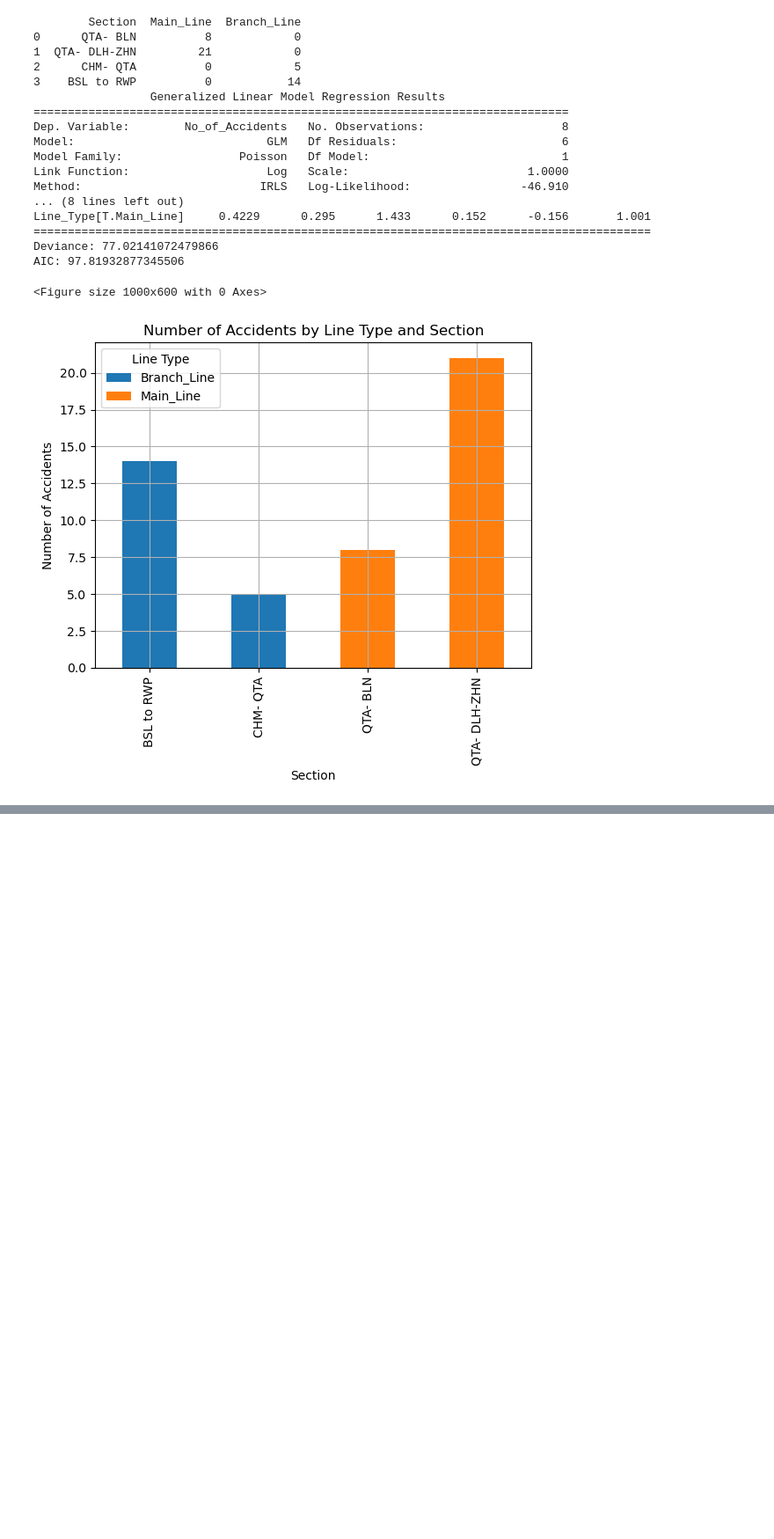
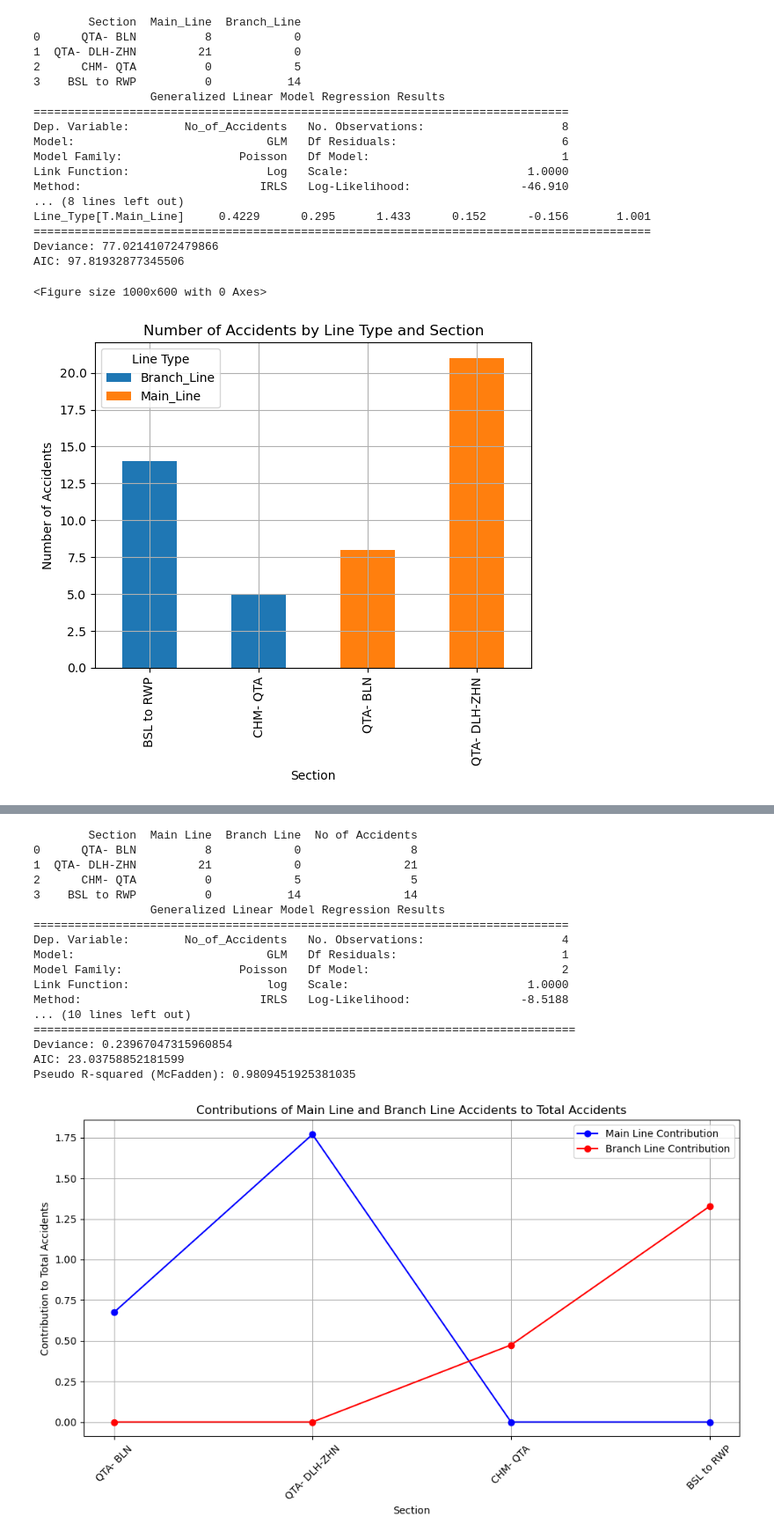
Before and after one commit to Nasir-Hussain-Datascientist/railway-accidents-data-analysis, a Jupyter notebook: revised/Quetta/Quetta new.ipynb, the cells around one changed output, grey strips where cells are left out. Shown: that part at 88% size. Cells and saved outputs as stored; diff of their text form; code cells hidden in the pictures; blank space fills up the shorter version.

Commit message:
quetta done

```diff
--- a/revised/Quetta/Quetta new.ipynb
+++ b/revised/Quetta/Quetta new.ipynb
@@ -304,3 +304,74 @@ Covariance Type:            nonrobust
 Deviance: 0.23967047315960854
 AIC: 23.03758852181599
 Pseudo R-squared (McFadden): 0.9809451925381035
+# %%
+import pandas as pd
+import statsmodels.api as sm
+import matplotlib.pyplot as plt
+
+# Load the data
+file_path = 'Quetta.xlsx'
+sheet_name = 'type of line'
+df = pd.read_excel(file_path, sheet_name=sheet_name)
+print(df)
+# Replace spaces in column names with underscores
+df.columns = df.columns.str.replace(' ', '_')
+
+# Define the dependent (response) variable and independent (predictor) variables
+X = df[['Main_Line', 'Branch_Line']]
+y = df['No_of_Accidents']
+
+# Add a constant to the model (intercept)
+X = sm.add_constant(X)
+
+# Specify the GLM with Poisson distribution and log link function
+glm_poisson = sm.GLM(y, X, family=sm.families.Poisson(link=sm.families.links.log()))
+glm_poisson_results = glm_poisson.fit()
+
+# Print the summary of the model
+print(glm_poisson_results.summary())
+
+# Deviance and AIC are directly available
+print(f"Deviance: {glm_poisson_results.deviance}")
+print(f"AIC: {glm_poisson_results.aic}")
+
+# Calculate pseudo R-squared (McFadden's)
+null_deviance = glm_poisson_results.null_deviance
+pseudo_r_squared = 1 - (glm_poisson_results.deviance / null_deviance)
+print(f"Pseudo R-squared (McFadden): {pseudo_r_squared}")
+
+# Plotting the contributions of Main Line and Branch Line to total accidents
+df['Main_Line_Contribution'] = df['Main_Line'] * glm_poisson_results.params['Main_Line']
+df['Branch_Line_Contribution'] = df['Branch_Line'] * glm_poisson_results.params['Branch_Line']
+
+plt.figure(figsize=(10, 6))
+plt.plot(df['Section'], df['Main_Line_Contribution'], marker='o', linestyle='-', color='b', label='Main Line Contribution')
+plt.plot(df['Section'], df['Branch_Line_Contribution'], marker='o', linestyle='-', color='r', label='Branch Line Contribution')
+plt.xlabel('Section')
+plt.ylabel('Contribution to Total Accidents')
+plt.title('Contributions of Main Line and Branch Line Accidents to Total Accidents')
+plt.xticks(rotation=45)
+plt.legend()
+plt.grid(True)
+plt.tight_layout()
+plt.savefig('contributions_to_total_accidents.png')
+plt.show()
+# %% [output]
+        Section  Main Line  Branch Line  No of Accidents
+0      QTA- BLN          8            0                8
+1  QTA- DLH-ZHN         21            0               21
+2      CHM- QTA          0            5                5
+3    BSL to RWP          0           14               14
+                 Generalized Linear Model Regression Results
+==============================================================================
+Dep. Variable:        No_of_Accidents   No. Observations:                    4
+Model:                            GLM   Df Residuals:                        1
+Model Family:                 Poisson   Df Model:                            2
+Link Function:                    log   Scale:                          1.0000
+Method:                          IRLS   Log-Likelihood:                -8.5188
+... (10 lines left out)
+===============================================================================
+Deviance: 0.23967047315960854
+AIC: 23.03758852181599
+Pseudo R-squared (McFadden): 0.9809451925381035
+[figure, added]
```
Also changed, not shown: parts of 6 cells of this notebook, 57 other files.
